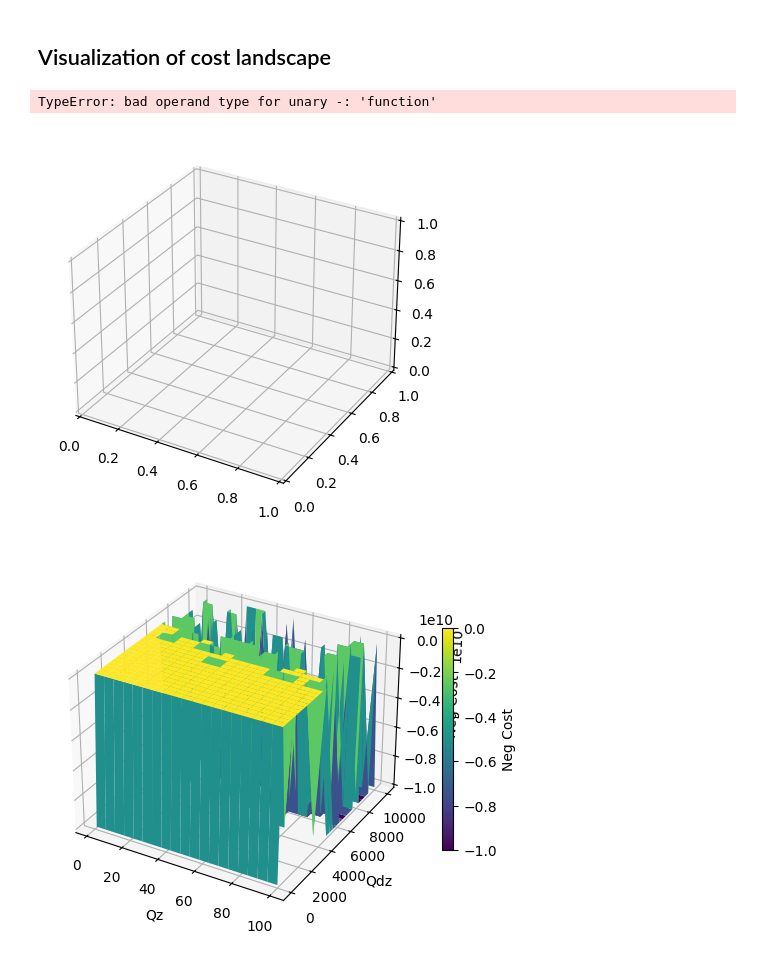
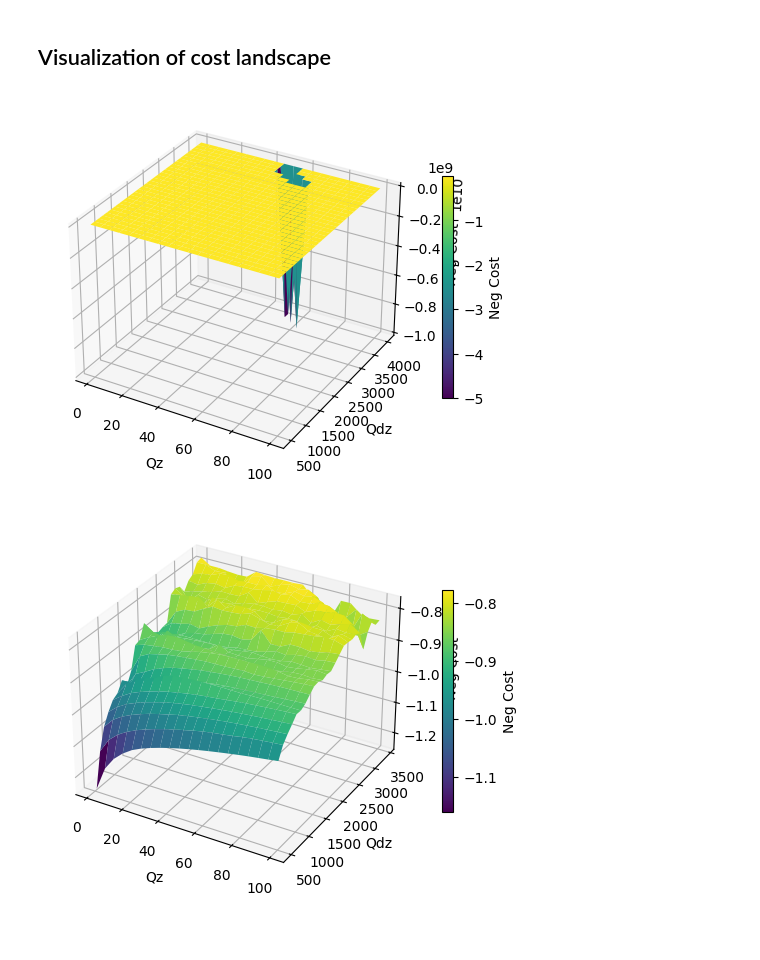
Before and after one commit to Gaucho-Rocket-Project/Halo_Avionics-Control_Simulations, a Jupyter notebook: RocketSim/RocketSimTest2.ipynb, the cells around one changed output. Saved outputs shown, nothing was run; the diff lists cells and outputs as text; code cells hidden in the pictures; blank space fills up the shorter version.

Commit message:
Fixed import error for simulation visualizer

```diff
--- a/RocketSim/RocketSimTest2.ipynb
+++ b/RocketSim/RocketSimTest2.ipynb
@@ -228,37 +228,37 @@ print(best_x, min_cost, result.nfev)
 ## Visualization of cost landscape
 # %%
 Qz_array = np.linspace(1,100,20)
-Qdz_array = np.linspace(1,10000,30)
+Qdz_array = np.linspace(500,4000,30)
 Parameter_array = np.empty((len(Qz_array),len(Qdz_array),2))
 for i in range(len(Qz_array)):
     for j in range(len(Qdz_array)):
         Parameter_array[i][j] = (Qz_array[i],Qdz_array[j])
 Cost_array = np.empty(Parameter_array.shape[:2])
 for i in range(Parameter_array.shape[0]):
     for j in range(Parameter_array.shape[1]):
         (Qz,Qdz) = Parameter_array[i][j]
         Cost_array[i,j] = Cost(4,Qz,4,Qdz,131,8.2,200,1500)
 
 X, Y = np.meshgrid(Qz_array, Qdz_array, indexing="ij")   # same shape as Cost_array
 
 fig = plt.figure()
 ax = fig.add_subplot(projection="3d")
-surf = ax.plot_surface(X, Y, -Cost, cmap="viridis")
+surf = ax.plot_surface(X, Y, -Cost_array, cmap="viridis")
 
 ax.set_xlabel("Qz")
 ax.set_ylabel("Qdz")
 ax.set_zlabel("Neg Cost")
 fig.colorbar(surf, shrink=0.6, label="Neg Cost")
 plt.show()
 # %% [output]
-TypeError: bad operand type for unary -: 'function'
-[figure, old version]
+[figure, new version]
 # %%
-X, Y = np.meshgrid(Qz_array, Qdz_array, indexing="ij")   # same shape as Cost_array
+X, Y = np.meshgrid(Qz_array, Qdz_array[:25], indexing="ij")   # same shape as Cost_array
+Trunc = Cost_array[:,:25]
 
 fig = plt.figure()
 ax = fig.add_subplot(projection="3d")
-surf = ax.plot_surface(X, Y, -Cost_array, cmap="viridis")
+surf = ax.plot_surface(X, Y, -Trunc, cmap="viridis")
 
 ax.set_xlabel("Qz")
 ax.set_ylabel("Qdz")
@@ -266,4 +266,4 @@ ax.set_zlabel("Neg Cost")
 fig.colorbar(surf, shrink=0.6, label="Neg Cost")
 plt.show()
 # %% [output]
-[figure, old version]
+[figure, new version]
```
Also changed, not shown: 1 other file.
